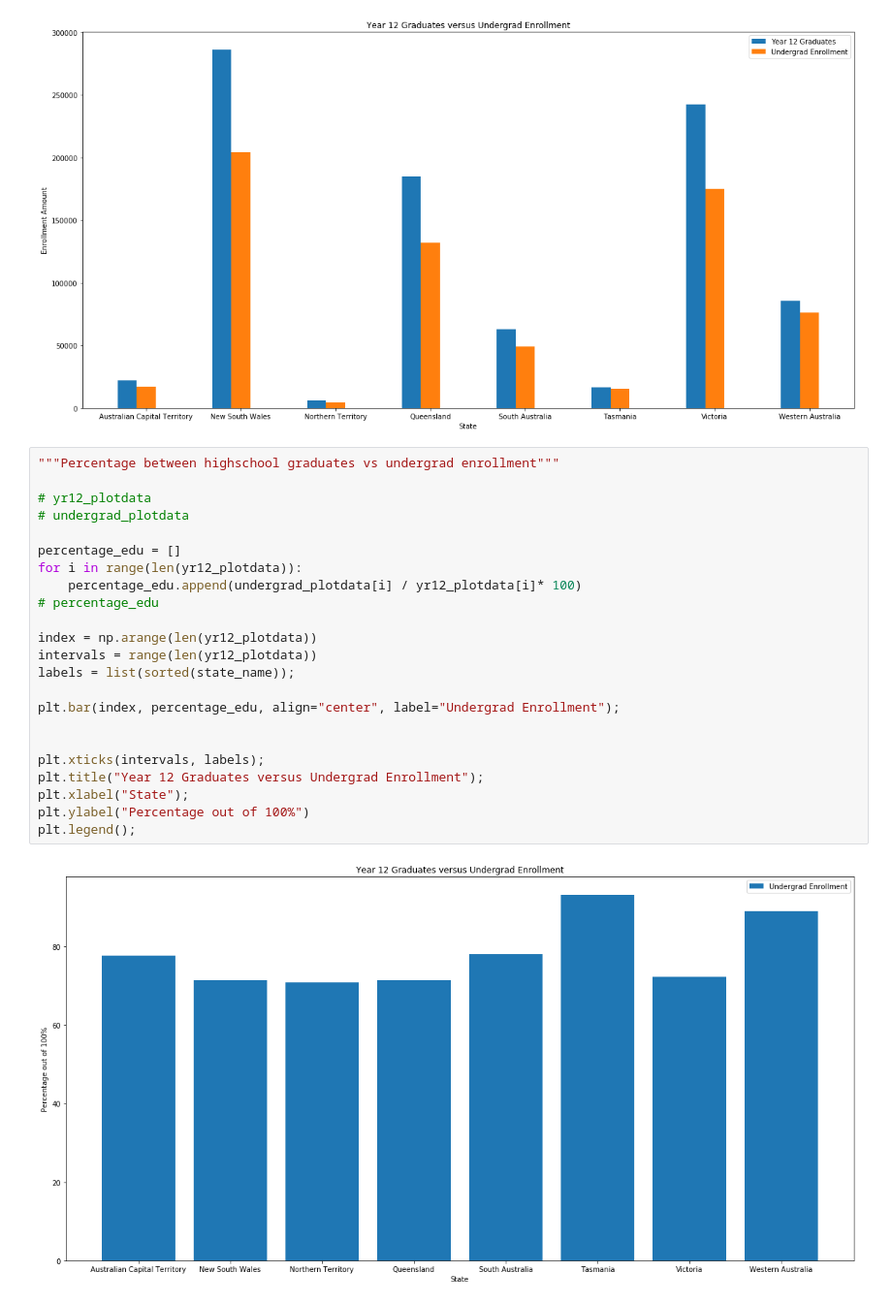
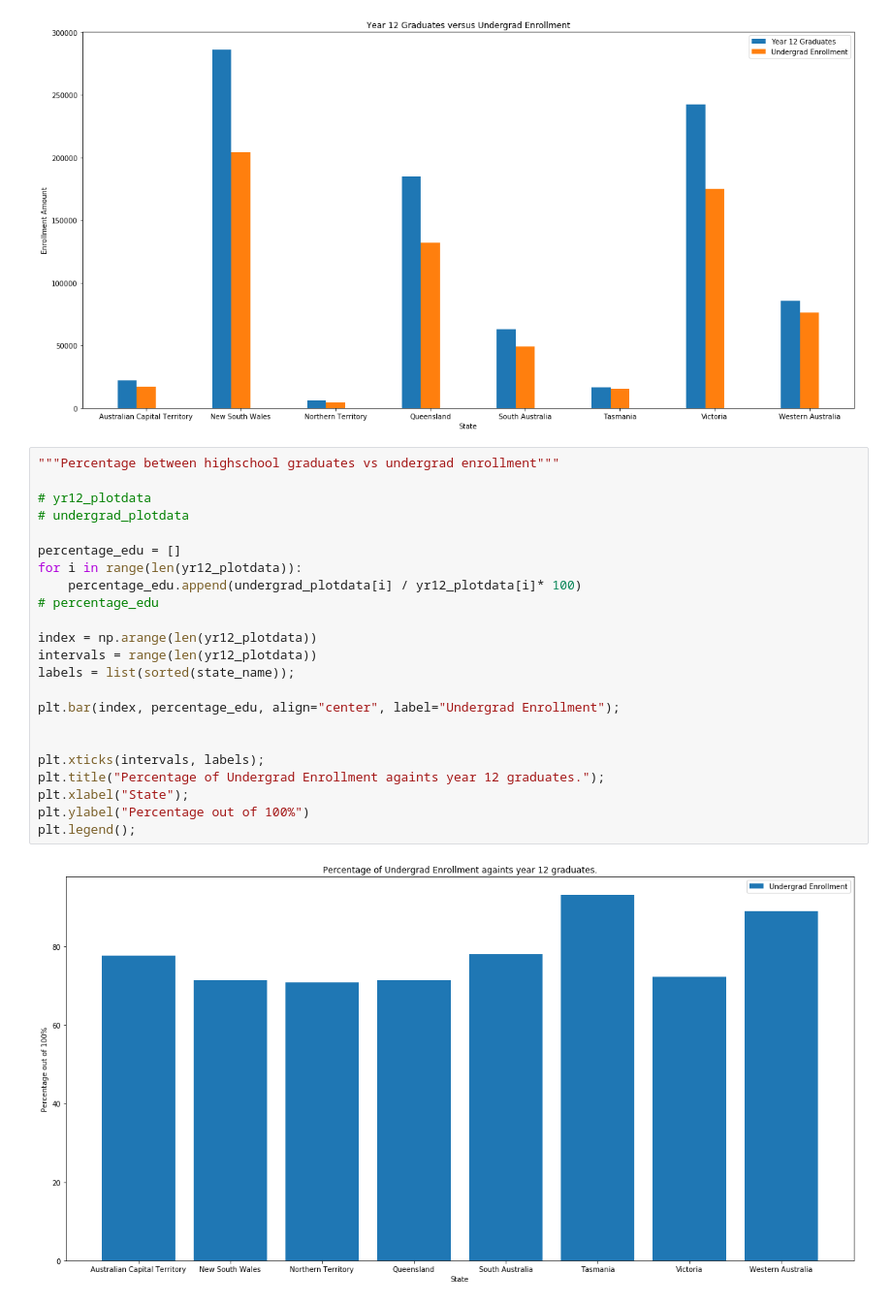
Before and after one commit to tomwyb/code1161base, a Jupyter notebook: week6/immunisation_table.ipynb, the cells around one changed output. Shown: that part at 97% size. Drawn from its saved outputs; the diff is of its cells as text.

```diff
--- a/week6/immunisation_table.ipynb
+++ b/week6/immunisation_table.ipynb
@@ -261,28 +261,28 @@ plt.legend();
 # %%
 """Percentage between highschool graduates vs undergrad enrollment"""
 
 # yr12_plotdata
 # undergrad_plotdata
 
 percentage_edu = []
 for i in range(len(yr12_plotdata)):
     percentage_edu.append(undergrad_plotdata[i] / yr12_plotdata[i]* 100)
 # percentage_edu
 
 index = np.arange(len(yr12_plotdata))
 intervals = range(len(yr12_plotdata))
 labels = list(sorted(state_name));
 
 plt.bar(index, percentage_edu, align="center", label="Undergrad Enrollment");
 
 
 plt.xticks(intervals, labels);
-plt.title("Year 12 Graduates versus Undergrad Enrollment");
+plt.title("Percentage of Undergrad Enrollment againts year 12 graduates.");
 plt.xlabel("State");
 plt.ylabel("Percentage out of 100%")
 plt.legend();
 # %% [output]
-[figure, old version]
+[figure, new version]
 # %%
 """Enrollment Rate versus Immunisation Rate."""
 
```
Also changed, not shown: parts of 3 cells of this notebook.
